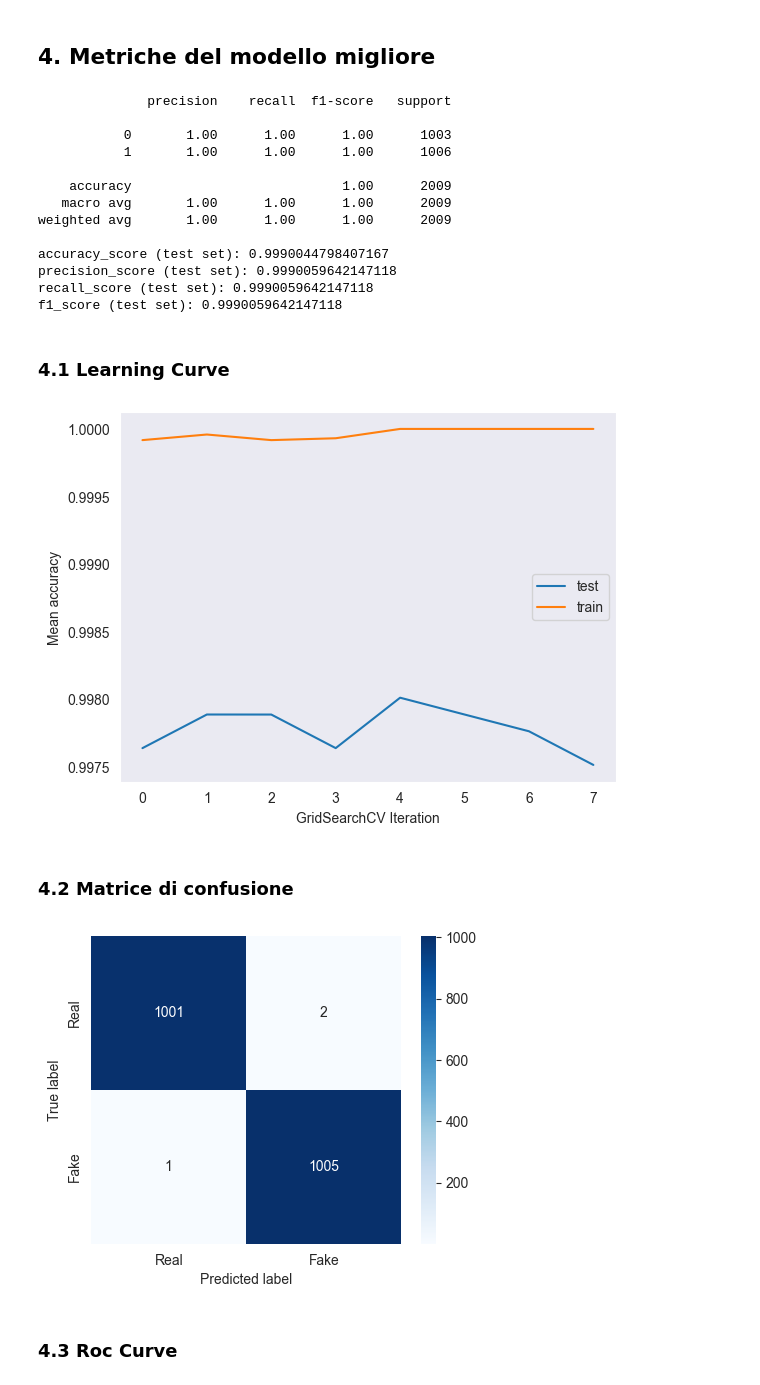
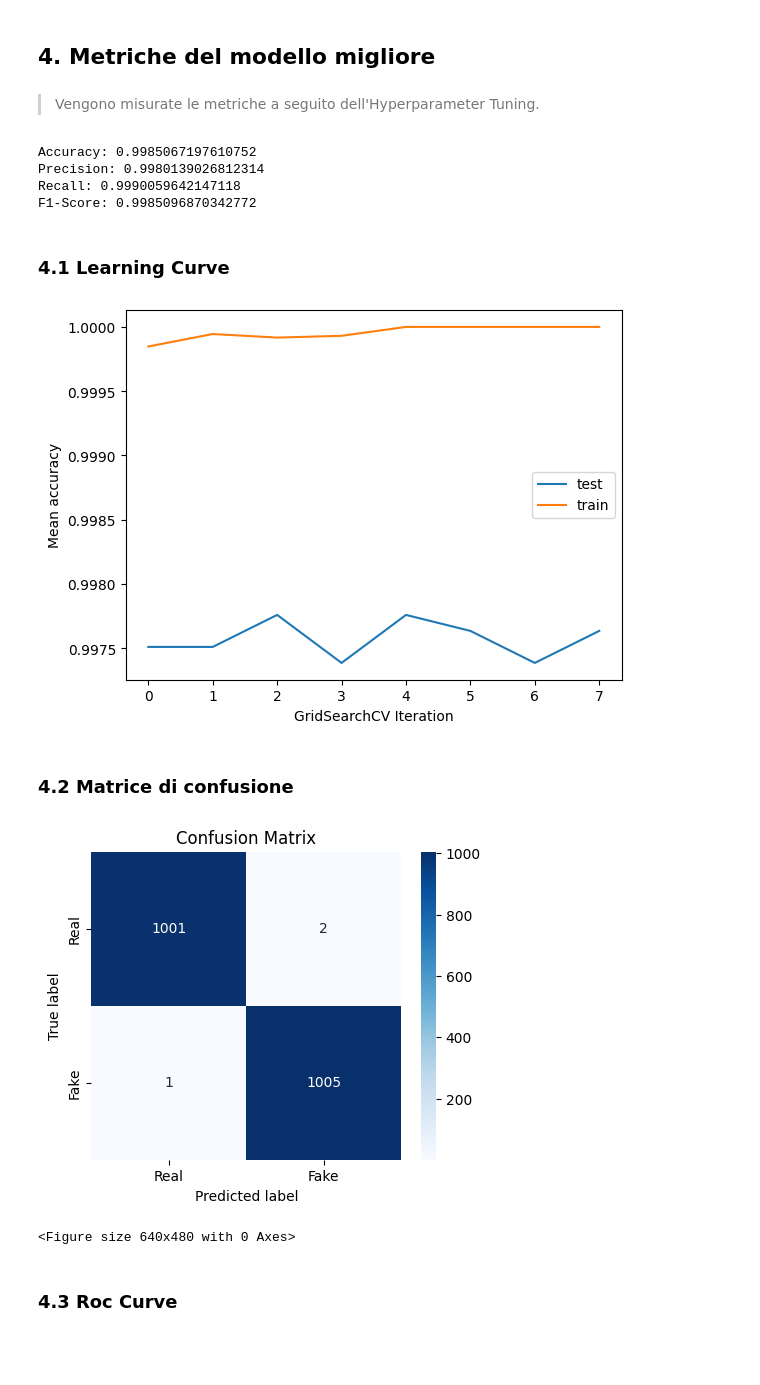
Before and after one commit to raffaele-aurucci/Fake-TikTok-Account-Detection, a Jupyter notebook: classifiers/template_training_model.ipynb, the cells around one changed output. Cells and saved outputs as stored; diff of their text form; code cells hidden in the pictures; blank space fills up the shorter version.

```diff
--- a/classifiers/template_training_model.ipynb
+++ b/classifiers/template_training_model.ipynb
@@ -8,3 +22,7 @@ import seaborn as sns
 # %% [markdown]
 ## 1. Divisione del dataset in train e test
+# %%
+#Lettura del dataset
+csv_path = '/content/drive/MyDrive/Progetto_FDSML_github/FakeAccountDetection/datasets/cleaned_dataset.csv'
+df = pd.read_csv(csv_path)
 # %%
@@ -51,7 +69,7 @@ rfc = RandomForestClassifier()
 %%time
 # stampa il tempo di esecuzione
 # Stampiamo i migliori parametri
-grid_search = GridSearchCV(estimator=rfc, param_grid=param_grid, cv=10, scoring='accuracy', n_jobs=-1, return_train_score=True)
+grid_search = GridSearchCV(estimator=rfc, param_grid=param_grid, cv=10, scoring='accuracy', n_jobs=-1, return_train_score=True, error_score='raise')
 grid_search.fit(X_train, y_train)
-grid_search.best_params_
+print("Best Parameters:", grid_search.best_params_)
 # %% [output]
@@ -104,31 +123,21 @@ df_feature_importances_sorted
 # %% [markdown]
 ## 4. Metriche del modello migliore
+# %% [markdown]
+> Vengono misurate le metriche a seguito dell'Hyperparameter Tuning.
 # %%
 rfc_final = grid_search.best_estimator_
 y_pred = rfc_final.predict(X_test)
 
-report = classification_report(y_test, y_pred)
-print(report)
-
-# singole metriche in quanto report tende ad arrotondare per eccesso
-print(f'accuracy_score (test set): {accuracy_score(y_test, y_pred)}')
-print(f'precision_score (test set): {precision_score(y_test, y_pred)}')
-print(f'recall_score (test set): {recall_score(y_test, y_pred)}')
-print(f'f1_score (test set): {f1_score(y_test, y_pred)}')
+# Stampa delle metriche
+print(f'Accuracy: {accuracy_score(y_test, y_pred)}')
+print(f'Precision: {precision_score(y_test, y_pred)}')
+print(f'Recall: {recall_score(y_test, y_pred)}')
+print(f'F1-Score: {f1_score(y_test, y_pred)}')
 # %% [output]
-              precision    recall  f1-score   support
-
-           0       1.00      1.00      1.00      1003
-           1       1.00      1.00      1.00      1006
-
-    accuracy                           1.00      2009
-   macro avg       1.00      1.00      1.00      2009
-weighted avg       1.00      1.00      1.00      2009
-
-accuracy_score (test set): 0.9990044798407167
-precision_score (test set): 0.9990059642147118
-recall_score (test set): 0.9990059642147118
-f1_score (test set): 0.9990059642147118
+Accuracy: 0.9985067197610752
+Precision: 0.9980139026812314
+Recall: 0.9990059642147118
+F1-Score: 0.9985096870342772
 # %% [markdown]
 ### 4.1 Learning Curve
 # %%
@@ -143,20 +152,25 @@ plt.legend(loc='best')
 plt.grid(visible=False)
 plt.show()
 # %% [output]
-[figure, old version]
+[figure, new version]
 # %% [markdown]
 ### 4.2 Matrice di confusione
 # %%
 cm = confusion_matrix(y_test, y_pred)
 class_names = ['Real', 'Fake']
 
 plt.figure(figsize=(5, 4))
-sns.heatmap(cm, annot=True, cmap='Blues', fmt='g', xticklabels=class_names, yticklabels=class_names)
+sns.heatmap(cm, annot=True, cmap='Blues', fmt='d', xticklabels=class_names, yticklabels=class_names)
 
 plt.xlabel('Predicted label')
 plt.ylabel('True label')
+plt.title('Confusion Matrix')
 plt.show()
+
+# Salva il grafico come file PDF
+plt.savefig('confusion_matrix_NameOfClassifier.pdf', format='pdf')
 # %% [output]
-[figure, old version]
+[figure, new version]
+<Figure size 640x480 with 0 Axes>
 # %% [markdown]
 ### 4.3 Roc Curve
```
Also changed, not shown: parts of 15 cells of this notebook.
